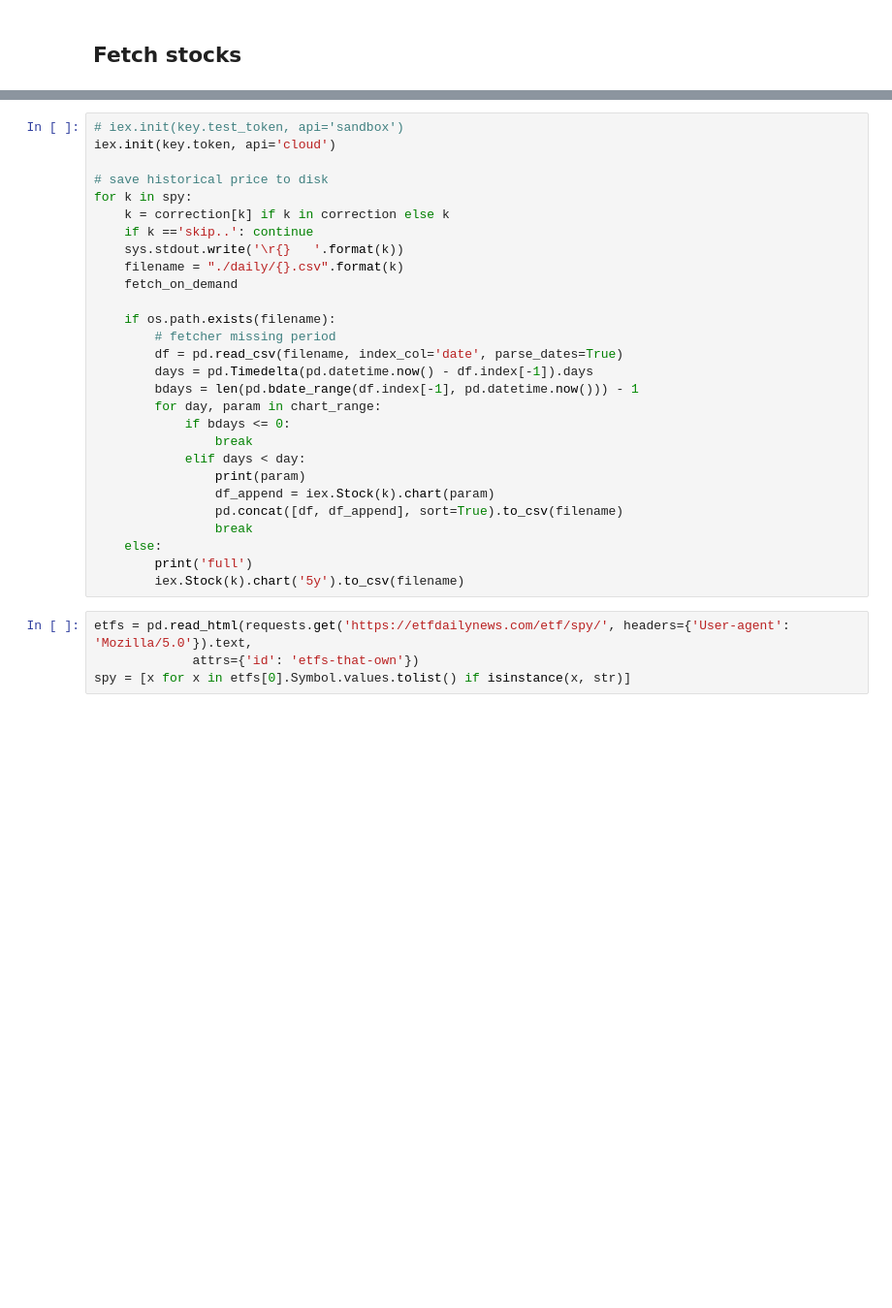
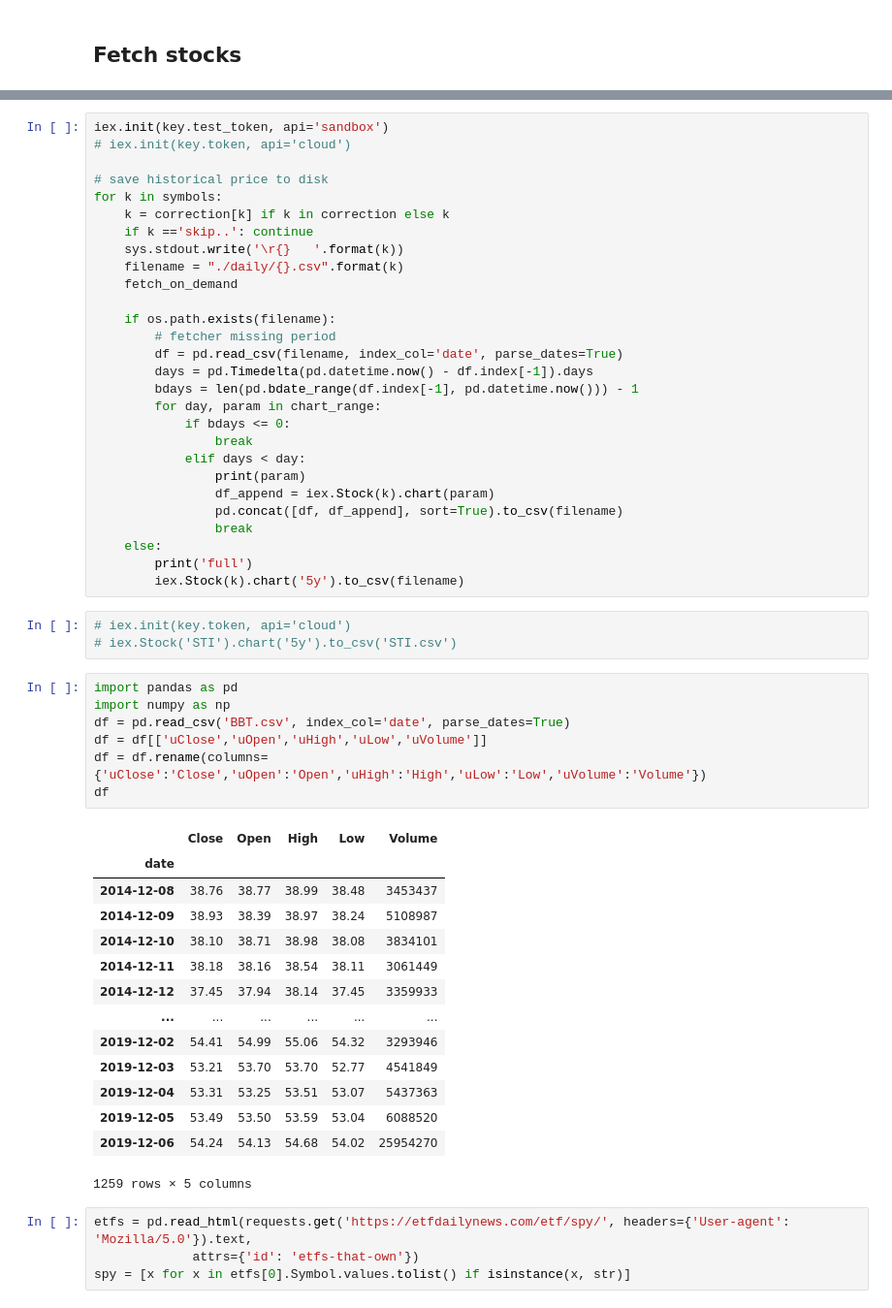
Before and after one commit to Heerozh/iex_fetcher, a Jupyter notebook: IEX Stock Fetcher.ipynb, the cells around one changed output, grey strips where cells are left out. Shown: that part at 97% size. Drawn from its saved outputs; the diff is of its cells as text; blank space fills up the shorter version.

```diff
--- a/IEX Stock Fetcher.ipynb
+++ b/IEX Stock Fetcher.ipynb
@@ -187,9 +270,9 @@ import time
 # %%
-# iex.init(key.test_token, api='sandbox')
-iex.init(key.token, api='cloud')
+iex.init(key.test_token, api='sandbox')
+# iex.init(key.token, api='cloud')
 
 # save historical price to disk
-for k in spy:
+for k in symbols:
     k = correction[k] if k in correction else k
     if k =='skip..': continue
     sys.stdout.write('\r{}   '.format(k))
@@ -212,6 +295,31 @@ for k in spy:
     else:
         print('full')
         iex.Stock(k).chart('5y').to_csv(filename)
+# %%
+# iex.init(key.token, api='cloud')
+# iex.Stock('STI').chart('5y').to_csv('STI.csv')
+# %%
+import pandas as pd
+import numpy as np
+df = pd.read_csv('BBT.csv', index_col='date', parse_dates=True)
+df = df[['uClose','uOpen','uHigh','uLow','uVolume']]
+df = df.rename(columns={'uClose':'Close','uOpen':'Open','uHigh':'High','uLow':'Low','uVolume':'Volume'})
+df
+# %% [output]
+|  | Close | Open | High | Low | Volume |
+| date |  |  |  |  |  |
+| 2014-12-08 | 38.76 | 38.77 | 38.99 | 38.48 | 3453437 |
+| 2014-12-09 | 38.93 | 38.39 | 38.97 | 38.24 | 5108987 |
+| 2014-12-10 | 38.10 | 38.71 | 38.98 | 38.08 | 3834101 |
+| 2014-12-11 | 38.18 | 38.16 | 38.54 | 38.11 | 3061449 |
+| 2014-12-12 | 37.45 | 37.94 | 38.14 | 37.45 | 3359933 |
+| ... | ... | ... | ... | ... | ... |
+| 2019-12-02 | 54.41 | 54.99 | 55.06 | 54.32 | 3293946 |
+| 2019-12-03 | 53.21 | 53.70 | 53.70 | 52.77 | 4541849 |
+| 2019-12-04 | 53.31 | 53.25 | 53.51 | 53.07 | 5437363 |
+| 2019-12-05 | 53.49 | 53.50 | 53.59 | 53.04 | 6088520 |
+| 2019-12-06 | 54.24 | 54.13 | 54.68 | 54.02 | 25954270 |
+1259 rows × 5 columns
 # %%
 etfs = pd.read_html(requests.get('https://etfdailynews.com/etf/spy/', headers={'User-agent': 'Mozilla/5.0'}).text,
              attrs={'id': 'etfs-that-own'})
```
Also changed, not shown: parts of 18 cells of this notebook, 1 other file.
